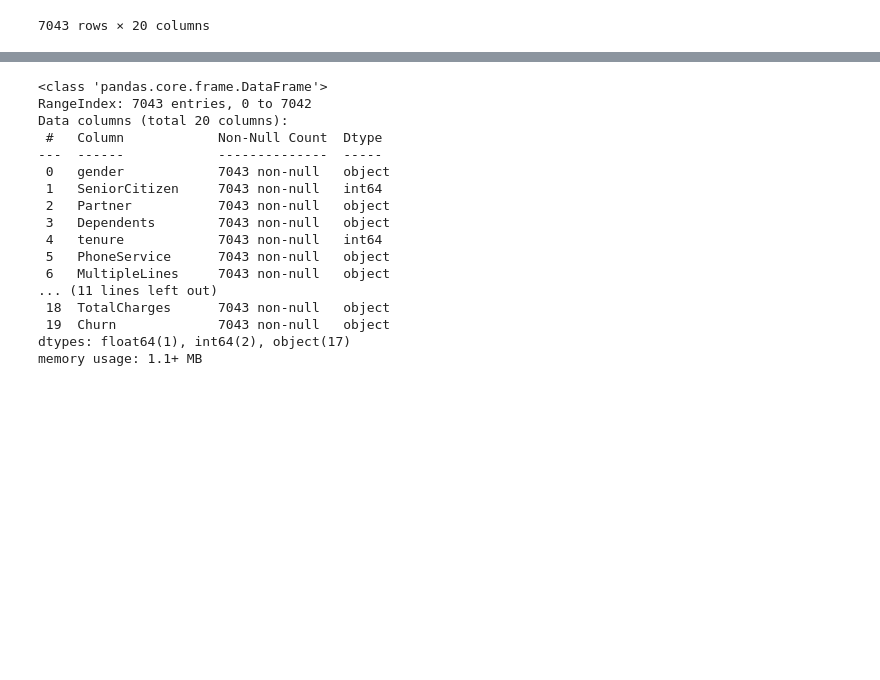
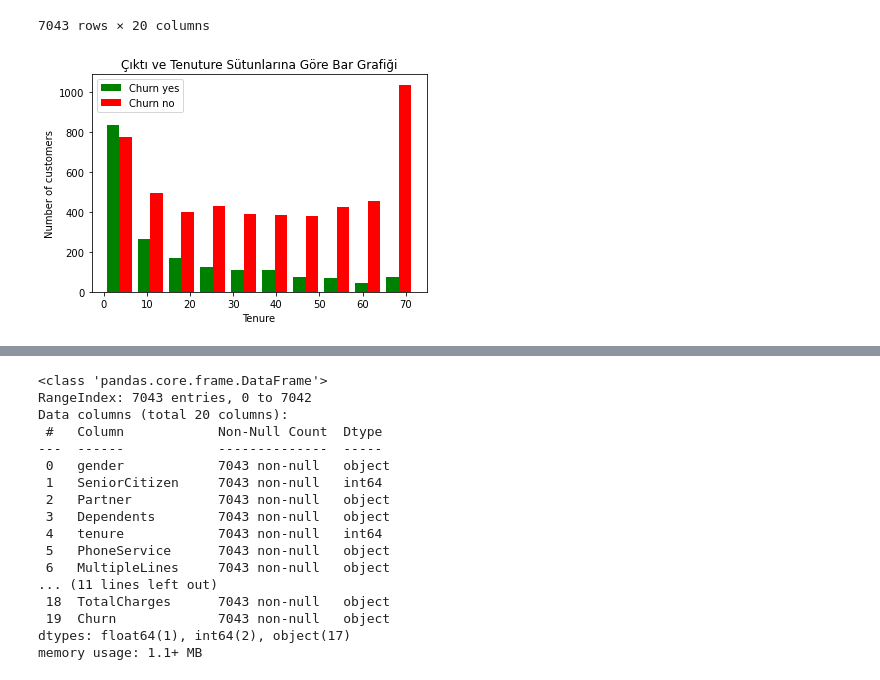
Before and after one commit to necmettinalver/Deep-Learning-Codebasics, a Jupyter notebook: 8 - Customer churn prediction using ANN/main.ipynb, the cells around one changed output, grey strips where cells are left out. Saved outputs shown, nothing was run; the diff lists cells and outputs as text; code cells hidden in the pictures; blank space fills up the shorter version.

```diff
--- a/8 - Customer churn prediction using ANN/main.ipynb
+++ b/8 - Customer churn prediction using ANN/main.ipynb
@@ -34,3 +36,17 @@ data
 | 7041 | Male | 1 | Yes | No | 4 | Yes | Yes | Fiber optic | ... |
 | 7042 | Male | 0 | No | No | 66 | Yes | No | Fiber optic | ... |
 7043 rows × 20 columns
+# %%
+tenure_churn_yes = data[data.Churn=='Yes'].tenure
+tenure_churn_no = data[data.Churn=='No'].tenure
+
+plt.hist([tenure_churn_yes,tenure_churn_no],color=['green','red'],label=['Churn yes','Churn no'])
+plt.title('Çıktı ve Tenuture Sütunlarına Göre Bar Grafiği')
+
+plt.xlabel('Tenure')
+plt.ylabel('Number of customers')
+
+plt.legend()
+plt.show()
+# %% [output]
+[figure, added]
```
Also changed, not shown: parts of 18 cells of this notebook, 2 other files.
